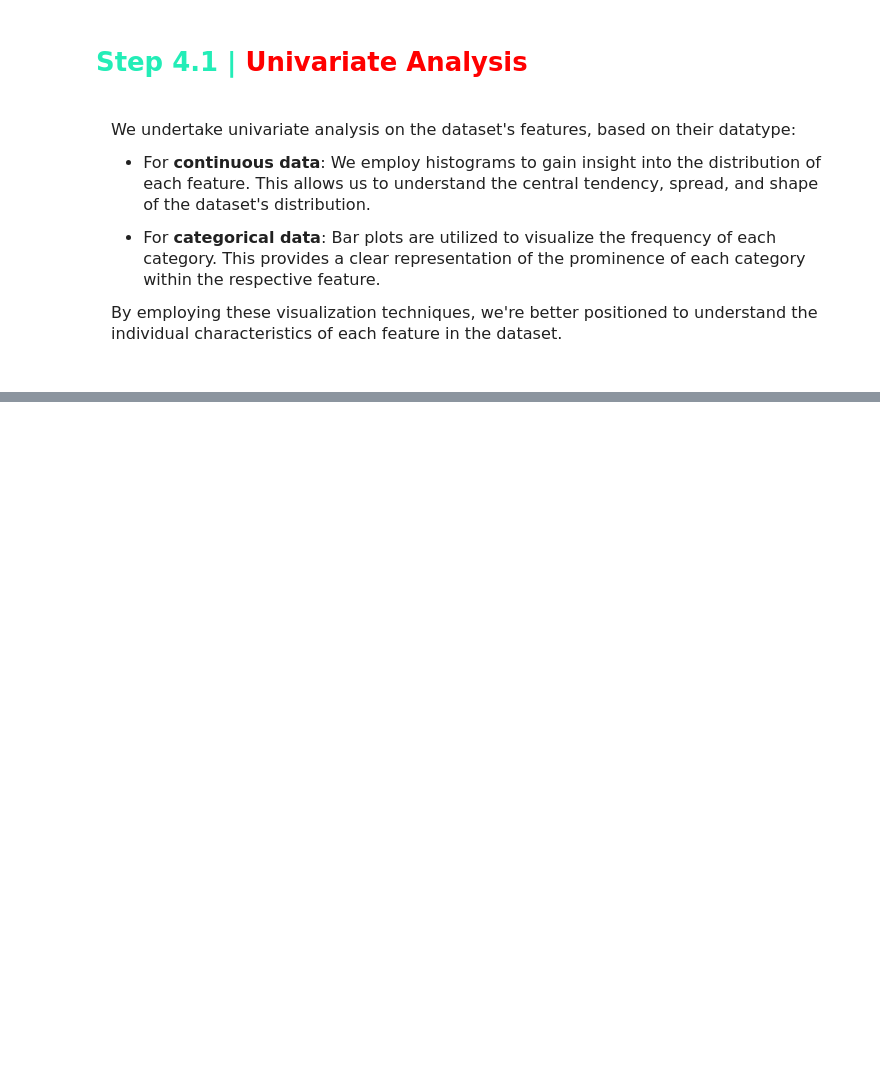
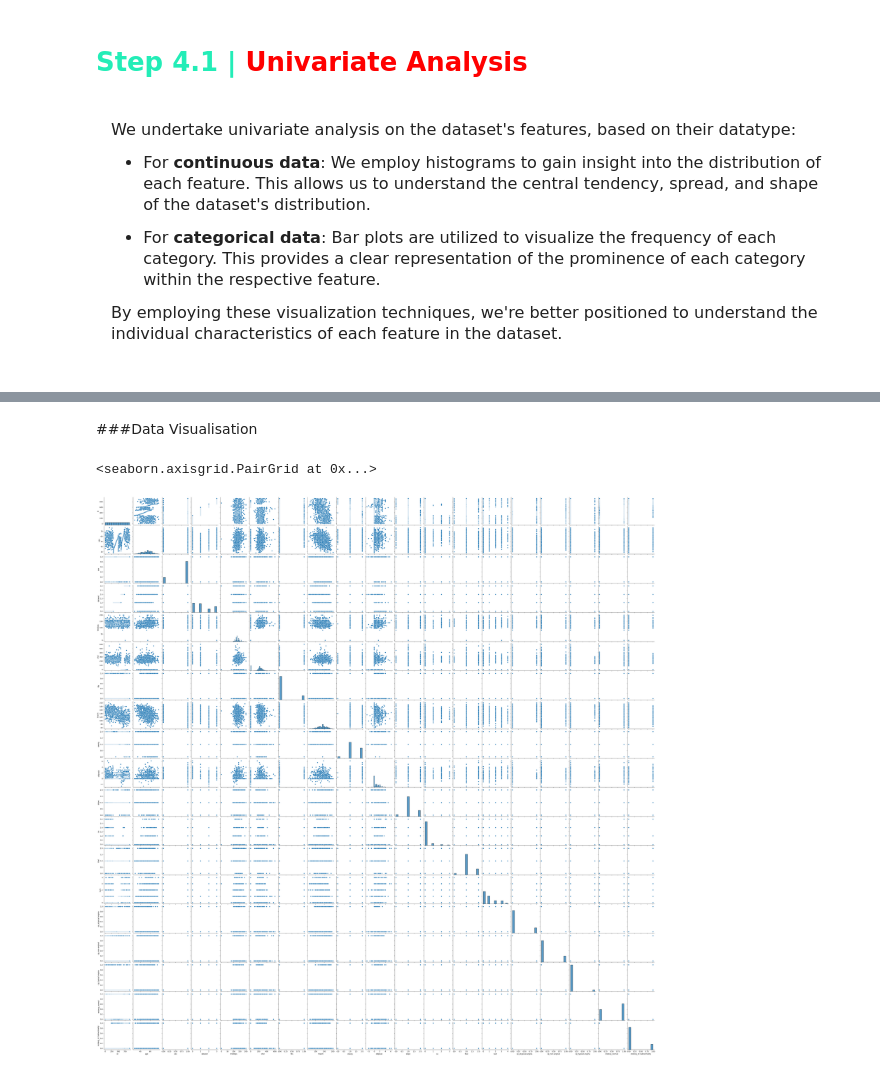
Before and after one commit to JoshOmondi/Heart_disease_DCI, a Jupyter notebook: Heart_Disease_UCI.ipynb, the cells around one changed output, grey strips where cells are left out. Saved outputs shown, nothing was run; the diff lists cells and outputs as text; code cells hidden in the pictures; blank space fills up the shorter version.

```diff
--- a/Heart_Disease_UCI.ipynb
+++ b/Heart_Disease_UCI.ipynb
@@ -690,0 +215,11 @@ __5- `Oldpeak`__: The transformation improved the `oldpeak` distribution, but it
+# %%
+from sklearn.preprocessing import LabelEncoder
+
+le = LabelEncoder()
+
+# Label encode these
+for col in ['thal', 'slope', 'exang', 'fbs']:
+    df[col] = le.fit_transform(df[col].astype(str))
+
+# One-hot encode these
+df = pd.get_dummies(df, columns=['cp', 'restecg'], drop_first=True)
@@ -690,0 +237,9 @@ __5- `Oldpeak`__: The transformation improved the `oldpeak` distribution, but it
+# %%
+le = LabelEncoder()
+
+# Encode ALL remaining object columns
+for col in df.select_dtypes(include='object').columns:
+    df[col] = le.fit_transform(df[col].astype(str))
+
+# Now run correlation
+df.corr()
@@ -690,0 +264,8 @@ __5- `Oldpeak`__: The transformation improved the `oldpeak` distribution, but it
+# %% [markdown]
+###Data Visualisation
+# %%
+import seaborn as sns
+sns.pairplot(df)
+# %% [output]
+<seaborn.axisgrid.PairGrid at 0x...>
+[figure, added]
```
Also changed, not shown: parts of 58 cells of this notebook.
